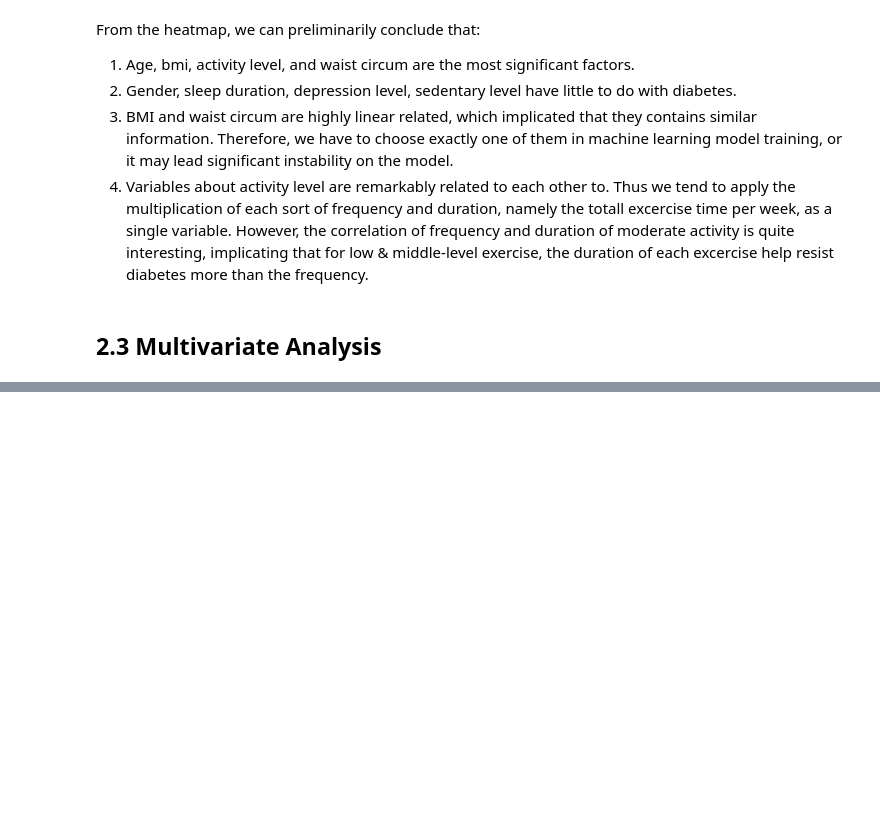
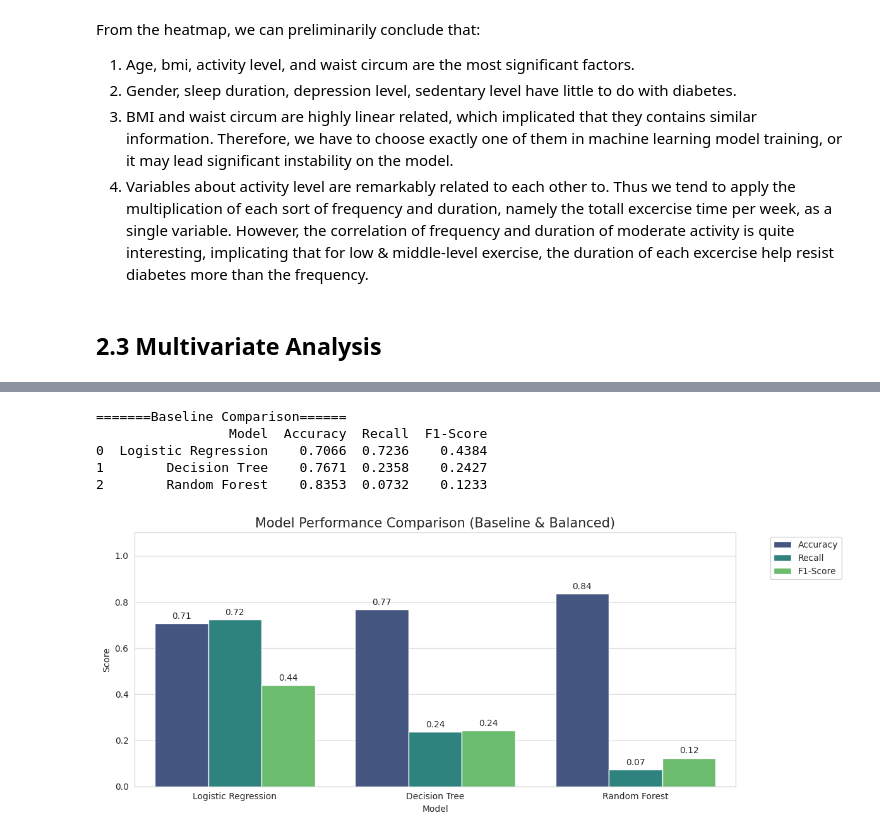
Before and after one commit to LuoYanHao-2025/Data_Science_Group31, a Jupyter notebook: Project_on_diabetes.ipynb, the cells around one changed output, grey strips where cells are left out. Drawn from its saved outputs; the diff is of its cells as text; code cells hidden in the pictures; blank space fills up the shorter version.

```diff
--- a/Project_on_diabetes.ipynb
+++ b/Project_on_diabetes.ipynb
@@ -510,0 +684,53 @@ From the heatmap, we can preliminarily conclude that:
+# %%
+# Initialize models
+
+models = {
+    "Logistic Regression": LogisticRegression(class_weight='balanced',random_state=42),
+    "Decision Tree": DecisionTreeClassifier(class_weight='balanced',random_state=42),
+    "Random Forest": RandomForestClassifier(class_weight='balanced',random_state=42)
+}
+
+results = []
+
+for model_name, model in models.items():
+    model.fit(X_train_scaled, y_train)
+    y_pred = model.predict(X_val_scaled)
+
+    acc = accuracy_score(y_val, y_pred)
+    rec = recall_score(y_val, y_pred)
+    f1 = f1_score(y_val, y_pred)
+
+    results.append({
+        "Model": model_name,
+        "Accuracy": acc,
+        "Recall": rec,
+        "F1-Score": f1
+    })
+
+results_df = pd.DataFrame(results)
+
+print('=======Baseline Comparison======')
+print(results_df.round(4))
+# %% [output]
+=======Baseline Comparison======
+                 Model  Accuracy  Recall  F1-Score
+0  Logistic Regression    0.7066  0.7236    0.4384
+1        Decision Tree    0.7671  0.2358    0.2427
+2        Random Forest    0.8353  0.0732    0.1233
+# %%
+plt.figure(figsize=(12,5))
+sns.set_style("whitegrid")
+
+chart = sns.barplot(data=results_df.melt(id_vars="Model", var_name="Metric", value_name="Score"), x="Model", y="Score", hue="Metric", palette="viridis")
+
+for container in chart.containers:
+    chart.bar_label(container, fmt='%.2f', padding=3)
+
+plt.title("Model Performance Comparison (Baseline & Balanced)", fontsize=15)
+plt.ylim(0, 1.1)
+plt.legend(bbox_to_anchor=(1.05, 1), loc='upper left') # legend
+
+plt.tight_layout()
+plt.show()
+# %% [output]
+[figure, added]
```
Also changed, not shown: parts of 37 cells of this notebook.
